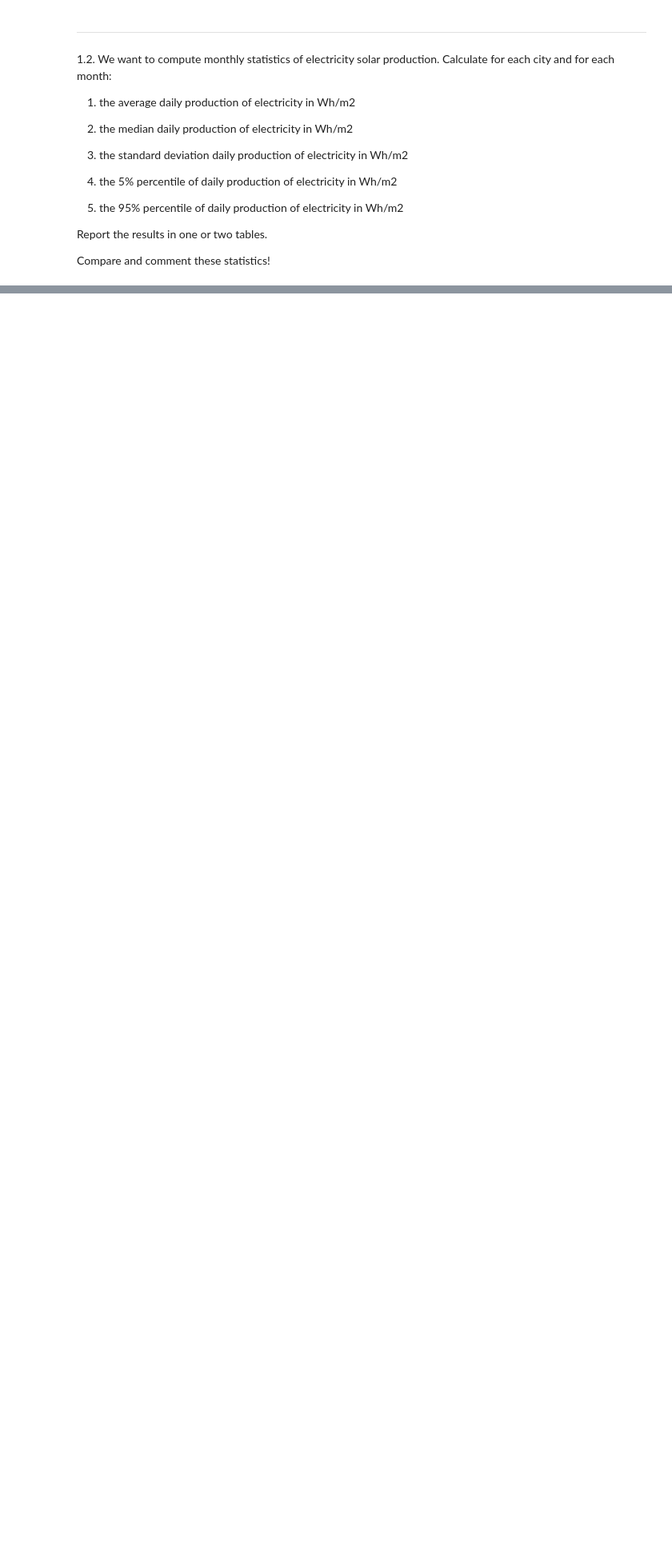
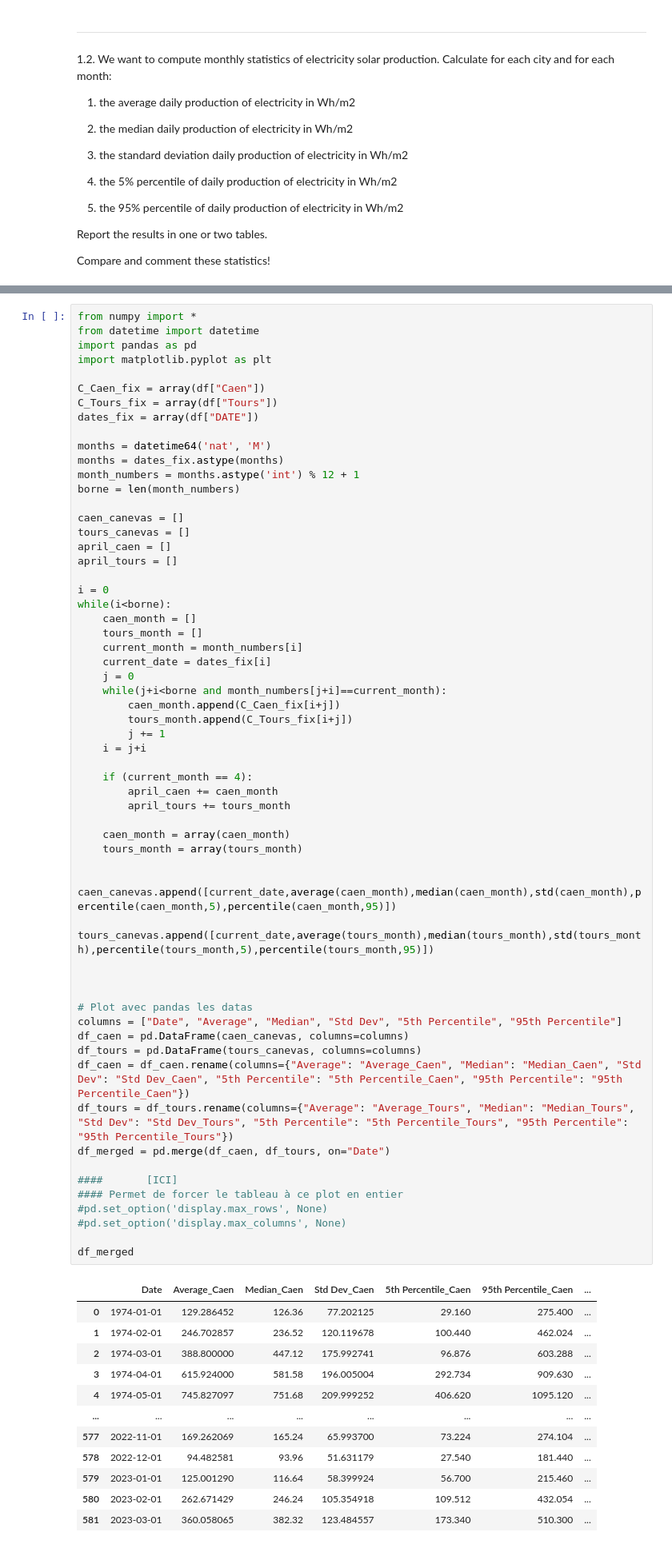
Before and after one commit to squifbe/Hackathon, a Jupyter notebook: Hackathon1_Final.ipynb, the cells around one changed output, grey strips where cells are left out. Shown at 80% size. Cells and saved outputs as stored; diff of their text form; blank space fills up the shorter version.

```diff
--- a/Hackathon1_Final.ipynb
+++ b/Hackathon1_Final.ipynb
@@ -150,0 +144,72 @@ dates_fix = array(df["DATE"])
+# %%
+from numpy import *
+from datetime import datetime
+import pandas as pd
+import matplotlib.pyplot as plt
+
+C_Caen_fix = array(df["Caen"])
+C_Tours_fix = array(df["Tours"])
+dates_fix = array(df["DATE"])
+
+months = datetime64('nat', 'M')
+months = dates_fix.astype(months)
+month_numbers = months.astype('int') % 12 + 1
+borne = len(month_numbers)
+
+caen_canevas = []
+tours_canevas = []
+april_caen = []
+april_tours = []
+
+i = 0
+while(i<borne):
+    caen_month = []
+    tours_month = []
+    current_month = month_numbers[i]
+    current_date = dates_fix[i]
+    j = 0
+    while(j+i<borne and month_numbers[j+i]==current_month):
+        caen_month.append(C_Caen_fix[i+j])
+        tours_month.append(C_Tours_fix[i+j])
+        j += 1
+    i = j+i
+
+    if (current_month == 4):
+        april_caen += caen_month
+        april_tours += tours_month
+
+    caen_month = array(caen_month)
+    tours_month = array(tours_month)
+
+    caen_canevas.append([current_date,average(caen_month),median(caen_month),std(caen_month),percentile(caen_month,5),percentile(caen_month,95)])
+    tours_canevas.append([current_date,average(tours_month),median(tours_month),std(tours_month),percentile(tours_month,5),percentile(tours_month,95)])
+
+
+
+# Plot avec pandas les datas
+columns = ["Date", "Average", "Median", "Std Dev", "5th Percentile", "95th Percentile"]
+df_caen = pd.DataFrame(caen_canevas, columns=columns)
+df_tours = pd.DataFrame(tours_canevas, columns=columns)
+df_caen = df_caen.rename(columns={"Average": "Average_Caen", "Median": "Median_Caen", "Std Dev": "Std Dev_Caen", "5th Percentile": "5th Percentile_Caen", "95th Percentile": "95th Percentile_Caen"})
+df_tours = df_tours.rename(columns={"Average": "Average_Tours", "Median": "Median_Tours", "Std Dev": "Std Dev_Tours", "5th Percentile": "5th Percentile_Tours", "95th Percentile": "95th Percentile_Tours"})
+df_merged = pd.merge(df_caen, df_tours, on="Date")
+
+####       [ICI]
+#### Permet de forcer le tableau à ce plot en entier
+#pd.set_option('display.max_rows', None)
+#pd.set_option('display.max_columns', None)
+
+df_merged
+# %% [output]
+|  | Date | Average_Caen | Median_Caen | Std Dev_Caen | 5th Percentile_Caen | 95th Percentile_Caen | ... |
+| 0 | 1974-01-01 | 129.286452 | 126.36 | 77.202125 | 29.160 | 275.400 | ... |
+| 1 | 1974-02-01 | 246.702857 | 236.52 | 120.119678 | 100.440 | 462.024 | ... |
+| 2 | 1974-03-01 | 388.800000 | 447.12 | 175.992741 | 96.876 | 603.288 | ... |
+| 3 | 1974-04-01 | 615.924000 | 581.58 | 196.005004 | 292.734 | 909.630 | ... |
+| 4 | 1974-05-01 | 745.827097 | 751.68 | 209.999252 | 406.620 | 1095.120 | ... |
+| ... | ... | ... | ... | ... | ... | ... | ... |
+| 577 | 2022-11-01 | 169.262069 | 165.24 | 65.993700 | 73.224 | 274.104 | ... |
+| 578 | 2022-12-01 | 94.482581 | 93.96 | 51.631179 | 27.540 | 181.440 | ... |
+| 579 | 2023-01-01 | 125.001290 | 116.64 | 58.399924 | 56.700 | 215.460 | ... |
+| 580 | 2023-02-01 | 262.671429 | 246.24 | 105.354918 | 109.512 | 432.054 | ... |
+| 581 | 2023-03-01 | 360.058065 | 382.32 | 123.484557 | 173.340 | 510.300 | ... |
```
Also changed, not shown: parts of 7 cells of this notebook.
